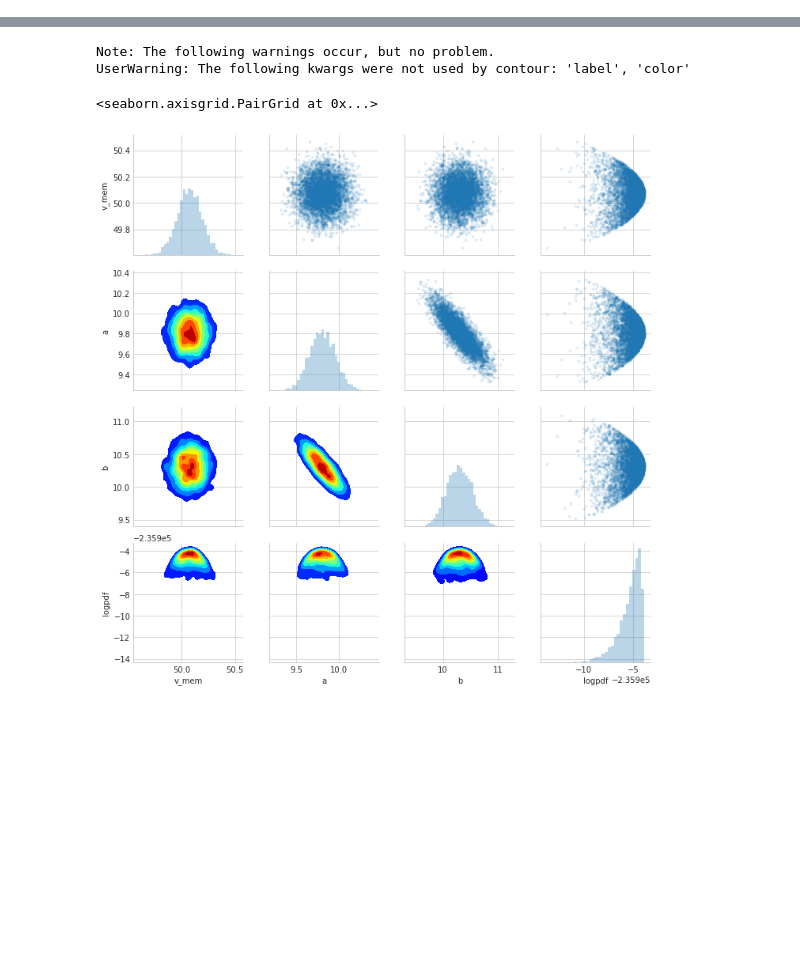
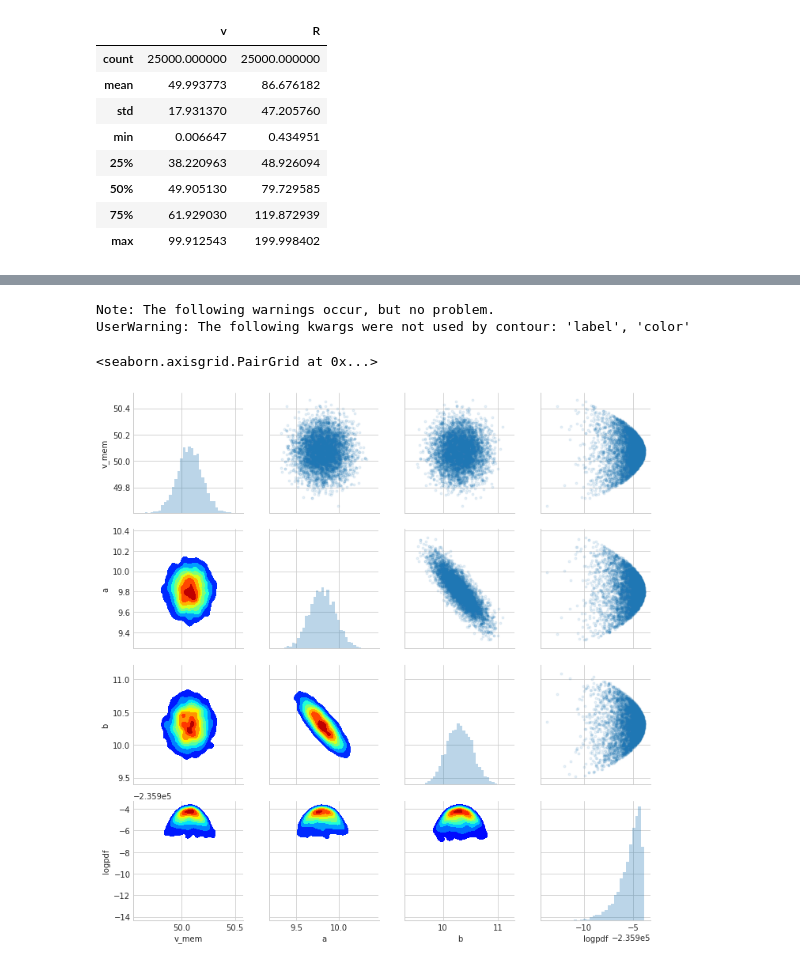
Before and after one commit to gomeshun/modKI17, a Jupyter notebook: python/memonly.ipynb, the cells around one changed output, grey strips where cells are left out. Drawn from its saved outputs; the diff is of its cells as text; code cells hidden in the pictures; blank space fills up the shorter version.

```diff
--- a/python/memonly.ipynb
+++ b/python/memonly.ipynb
@@ -34,0 +35,12 @@ UserWarning: The following kwargs were not used by contour: 'label', 'color'
+# %%
+mem.describe()
+# %% [output]
+|  | v | R |
+| count | 25000.000000 | 25000.000000 |
+| mean | 49.993773 | 86.676182 |
+| std | 17.931370 | 47.205760 |
+| min | 0.006647 | 0.434951 |
+| 25% | 38.220963 | 48.926094 |
+| 50% | 49.905130 | 79.729585 |
+| 75% | 61.929030 | 119.872939 |
+| max | 99.912543 | 199.998402 |
```
Also changed, not shown: parts of 7 cells of this notebook, 1 other file.
